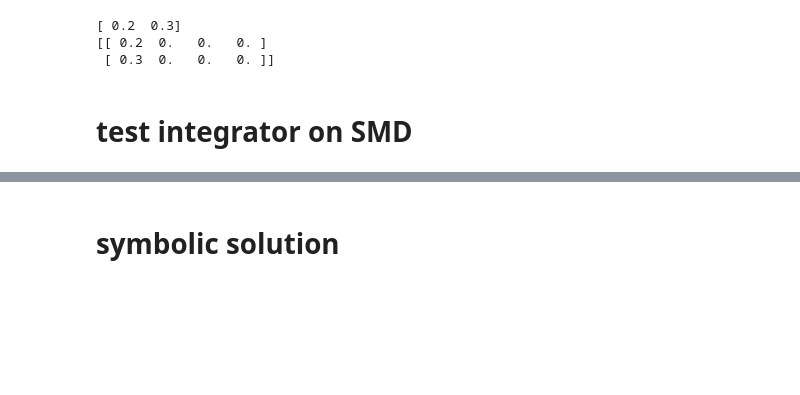
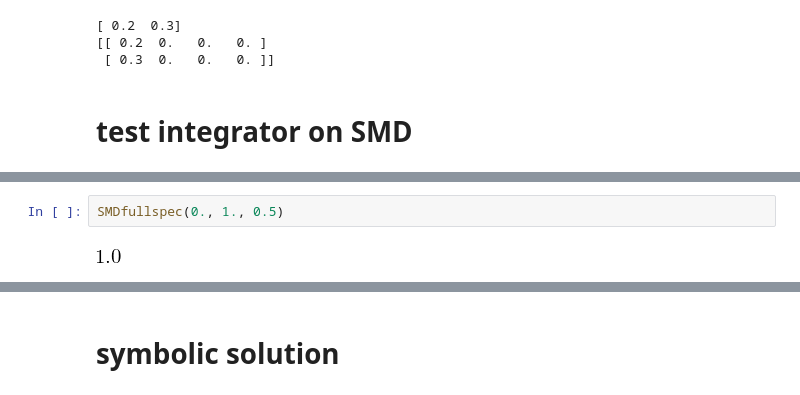
Before and after one commit to hakantiftikci/pyODEIVP4OEM, a Jupyter notebook: purePython/develope_purePython_RK_framework.ipynb, the cells around one changed output, grey strips where cells are left out. Drawn from its saved outputs; the diff is of its cells as text; blank space fills up the shorter version.

```diff
--- a/purePython/develope_purePython_RK_framework.ipynb
+++ b/purePython/develope_purePython_RK_framework.ipynb
@@ -168,0 +238,4 @@ plt.plot(tv,yv[2,:],'.-')
+# %%
+SMDfullspec(0., 1., 0.5)
+# %% [output]
+[figure, added]
```
Also changed, not shown: parts of 26 cells of this notebook.
